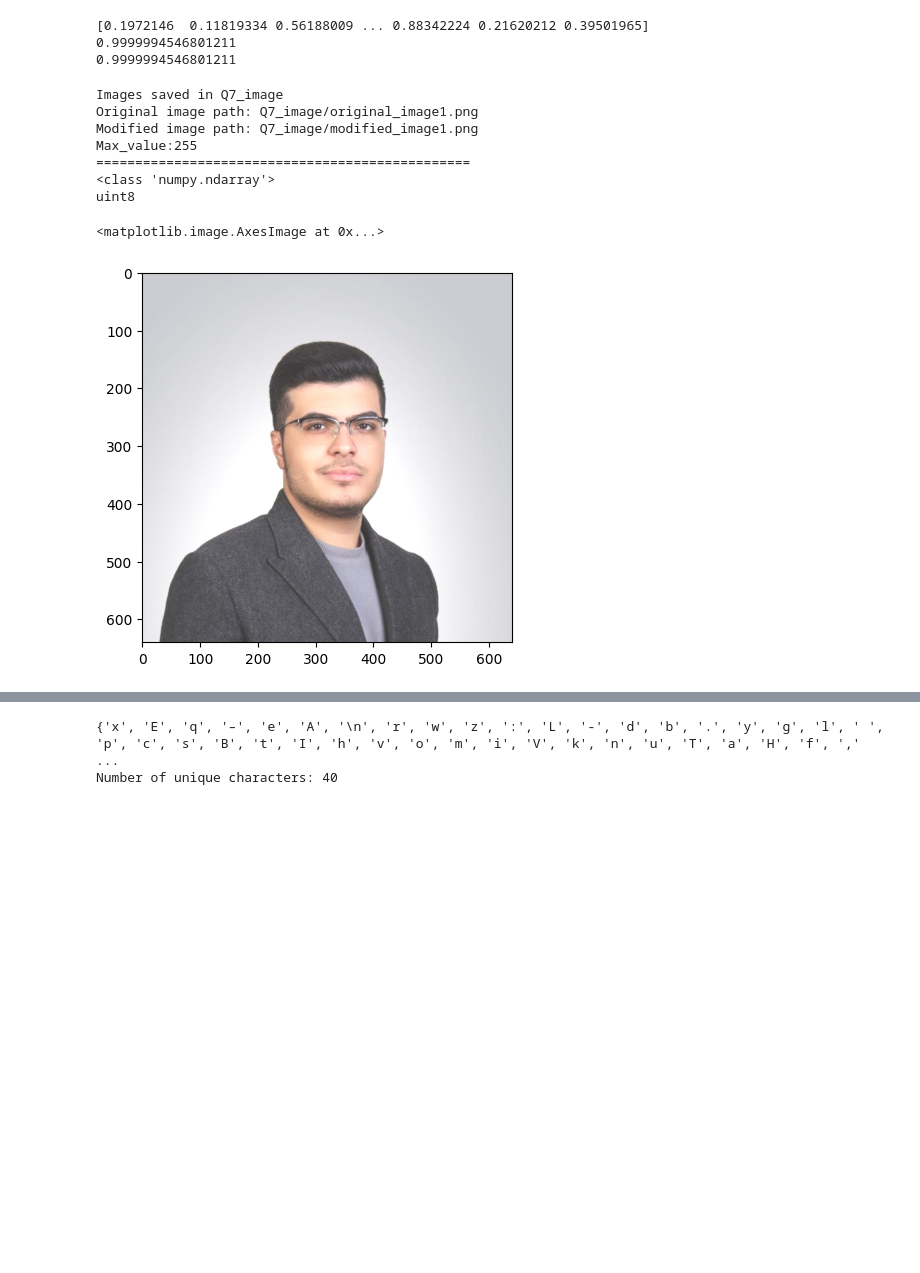
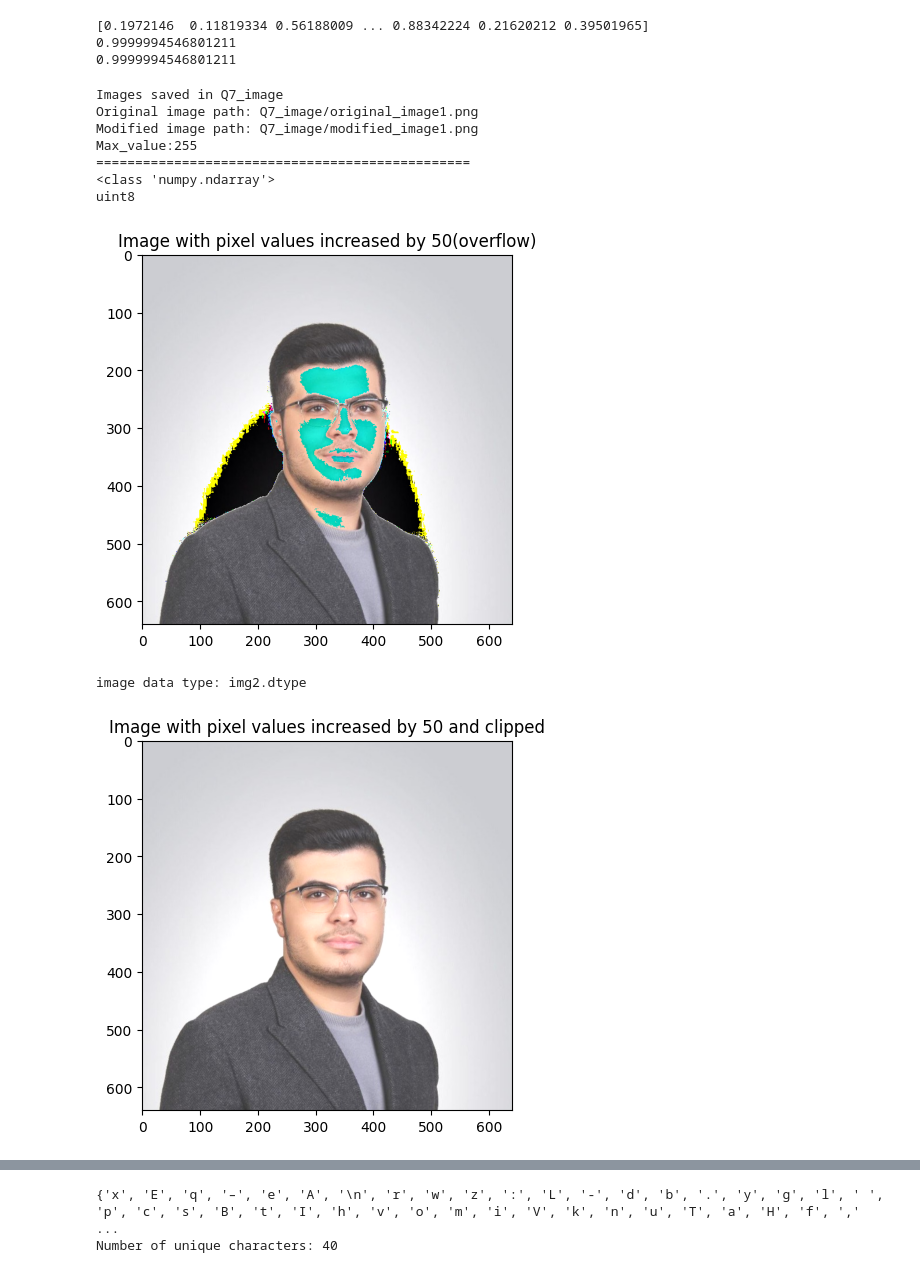
Before and after one commit to AmirParsaRabiei/ML-EXERCISES, a Jupyter notebook: Classvision/0.ipynb, the cells around one changed output, grey strips where cells are left out. Drawn from its saved outputs; the diff is of its cells as text; code cells hidden in the pictures; blank space fills up the shorter version.

```diff
--- a/Classvision/0.ipynb
+++ b/Classvision/0.ipynb
@@ -225,6 +225,11 @@ print(np.max(arr))
 سوال 7(
  یک عکس دلخواه لود کنید، تمام خانه های آن را به عالوه 10 کنید و ذخیره کنید. عکس نهایی و عکس اولیه را در پوشه تمرین بزارید و
 ارسال کنید
+"""
+
+"""
+download image with bash
+!wget image_adress
 """
 
 # 1st method | np.clip
@@ -244,7 +249,7 @@ def load_and_modify_image(image_path, output_folder):
     # Convert data type to int32 to handle addition without overflow
     data = data.astype('int32')
 
-    # Add 10 to each pixel. Since pixel values must be in [0,255], we clamp them using np.clip
+    # Add 50 to each pixel. Since pixel values must be in [0,255], we clamp them using np.clip
     modified_data = np.clip(data + 50, 0, 255)
     # inam mishod nevesht jaye clip:
 
@@ -296,33 +301,42 @@ print('================================================')
 # 2nd method | just adding to plt.imgshow(img +10)
 
 import matplotlib.pyplot as plt
 
 img = plt.imread('photo_2022-12-20_07-35-10.jpg')
 print(type(img))
 print(img.dtype)
 # code zir rang haro kharab mikone vali code
 plt.imshow(img+50)
+plt.title('Image with pixel values increased by 50(overflow)')
+plt.show()
 
 # 3nd method | add astype and cliping
 
 img2 = plt.imread('photo_2022-12-20_07-35-10.jpg')
 
+""" chon unsigned int8 darim yani unsigned integer 1 byte darim ke range decimal [0,255] hast va
+vaghti ma pixel add mizanim overflow anjam mishe va rang ha kharab mishe
+"""
+print(f"image data type: img2.dtype")
 # int 32 mikonam ke ba increase 50 pixeli, value ham ja beshe bedone overflow(ke taghir rang bede)
 img2 = img2.astype('int32') + 50
 
-# img2[img2>255] miad har pixeli bozorg tar az 255 true barmigardone va badesh == ba 255 mikonam
+# img2[img2>255] miad har pixeli bozorg tar az 255 true barmigardone va badesh entesab midam behesh true haro ba 255
 img2[img2>255] = 255
 
 img2 = img2.astype('uint8')
 
+plt.title('Image with pixel values increased by 50 and clipped')
 plt.imshow(img2)
+plt.show()
 # %% [output]
 Images saved in Q7_image
 Original image path: Q7_image/original_image1.png
 Modified image path: Q7_image/modified_image1.png
 Max_value:255
 ================================================
 <class 'numpy.ndarray'>
 uint8
+[figure, new version]
-<matplotlib.image.AxesImage at 0x...>
+image data type: img2.dtype
-[figure, old version]
+[figure, added]
```
Also changed, not shown: parts of 3 cells of this notebook, 1 other file.
